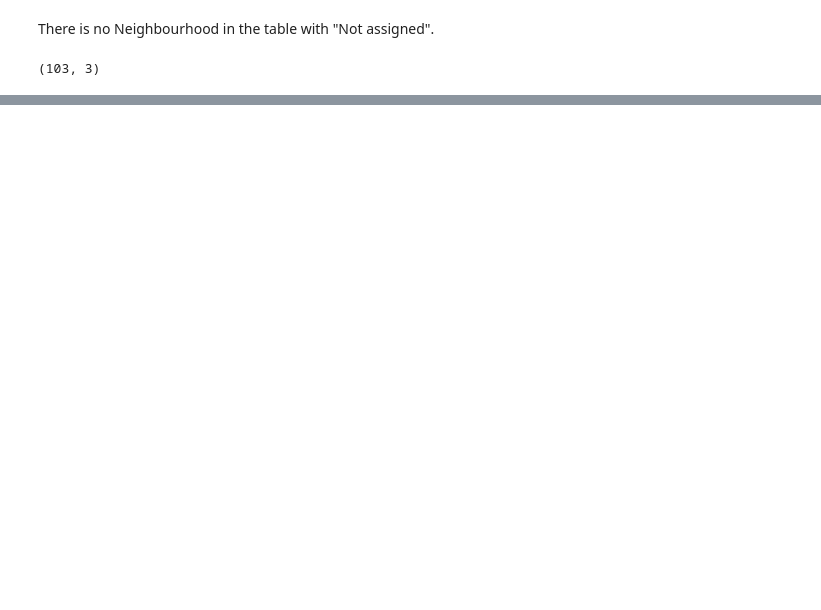
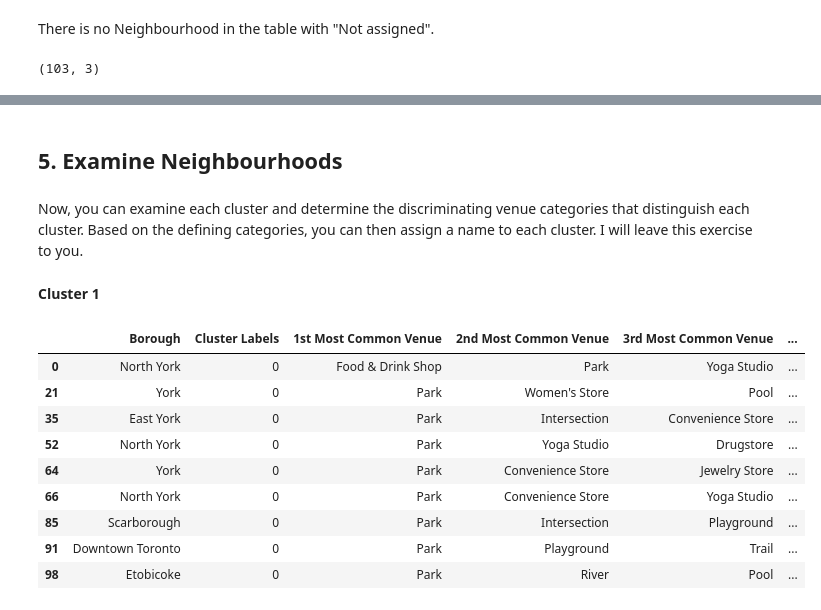
Before and after one commit to peter-lueckert/Coursera_Capstone, a Jupyter notebook: Segmenting and Clustering Neighbourhoods in Toronto.ipynb, the cells around one changed output, grey strips where cells are left out. Saved outputs shown, nothing was run; the diff lists cells and outputs as text; code cells hidden in the pictures; blank space fills up the shorter version.

```diff
--- a/Segmenting and Clustering Neighbourhoods in Toronto.ipynb
+++ b/Segmenting and Clustering Neighbourhoods in Toronto.ipynb
@@ -106,0 +470,11 @@ df.shape
+# %%
+# set number of clusters
+kclusters = 4
+
+toronto_grouped_clustering = toronto_grouped.drop('Neighbourhood', 1)
+
+# run k-means clustering
+kmeans = KMeans(n_clusters=kclusters, random_state=0).fit(toronto_grouped_clustering)
+
+# check cluster labels generated for each row in the dataframe
+kmeans.labels_[0:10]
@@ -106,0 +485,10 @@ df.shape
+# %%
+# add clustering labels
+neighbourhoods_venues_sorted.insert(0, 'Cluster Labels', kmeans.labels_)
+
+toronto_merged = df_merged
+
+# merge manhattan_grouped with manhattan_data to add latitude/longitude for each neighborhood
+toronto_merged = toronto_merged.join(neighbourhoods_venues_sorted.set_index('Neighbourhood'), on='Neighbourhood')
+
+toronto_merged.head()
@@ -106,0 +508,3 @@ df.shape
+# %%
+toronto_merged = toronto_merged.dropna(subset=['Cluster Labels'])
+toronto_merged.shape
@@ -106,0 +536,3 @@ df.shape
+# %%
+toronto_merged[['Cluster Labels']] = toronto_merged[['Cluster Labels']].astype(int)
+toronto_merged.dtypes
@@ -106,0 +587,19 @@ df.shape
+# %% [markdown]
+## 5. Examine Neighbourhoods
+# %% [markdown]
+Now, you can examine each cluster and determine the discriminating venue categories that distinguish each cluster. Based on the defining categories, you can then assign a name to each cluster. I will leave this exercise to you.
+# %% [markdown]
+**Cluster 1**
+# %%
+toronto_merged.loc[toronto_merged['Cluster Labels'] == 0, toronto_merged.columns[[1] + list(range(5, toronto_merged.shape[1]))]]
+# %% [output]
+|  | Borough | Cluster Labels | 1st Most Common Venue | 2nd Most Common Venue | 3rd Most Common Venue | ... |
+| 0 | North York | 0 | Food & Drink Shop | Park | Yoga Studio | ... |
+| 21 | York | 0 | Park | Women's Store | Pool | ... |
+| 35 | East York | 0 | Park | Intersection | Convenience Store | ... |
+| 52 | North York | 0 | Park | Yoga Studio | Drugstore | ... |
+| 64 | York | 0 | Park | Convenience Store | Jewelry Store | ... |
+| 66 | North York | 0 | Park | Convenience Store | Yoga Studio | ... |
+| 85 | Scarborough | 0 | Park | Intersection | Playground | ... |
+| 91 | Downtown Toronto | 0 | Park | Playground | Trail | ... |
+| 98 | Etobicoke | 0 | Park | River | Pool | ... |
```
Also changed, not shown: parts of 74 cells of this notebook.
